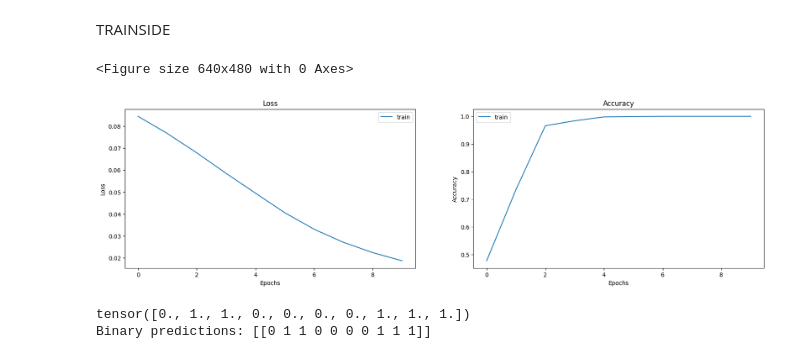
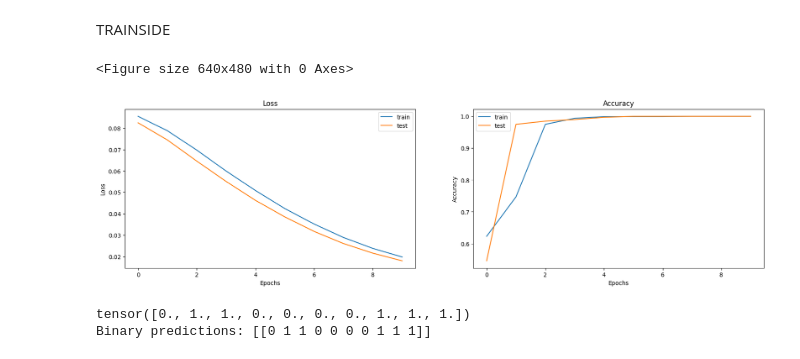
Before and after one commit to hugo-gclvs/DNN, a Jupyter notebook: main.ipynb, the cells around one changed output. Cells and saved outputs as stored; diff of their text form; code cells hidden in the pictures.

Commit message:
Add test phase on model

```diff
--- a/main.ipynb
+++ b/main.ipynb
@@ -60,6 +60,9 @@ TRAINSIDE
 # %%
 train_losses = []
 train_accuracies = []
+
+test_losses = []
+test_accuracies = []
 # %%
 def train(dataloader, model, loss_fn, optimizer):
     model.train()
@@ -94,6 +97,37 @@ def train(dataloader, model, loss_fn, optimizer):
     epoch_accuracy = correct / total
 
     return epoch_loss, epoch_accuracy
+# %%
+def test(dataloader, model, loss_fn):
+	model.eval()
+	size = len(dataloader.dataset)
+	epoch_loss = 0
+	correct = 0
+	total = 0
+	nombre_vp = 0
+	nombre_fp = 0
+	nombre_fn = 0
+
+	with torch.no_grad():
+		for X, y in dataloader:
+			X, y = X.to(device), y.to(device)
+
+			y_pred = model(X)
+			loss = loss_fn(y_pred, y)
+			epoch_loss += loss.item()
+
+			predictions = y_pred >= 0.5
+			correct += (predictions == y).sum().item()
+			total += y.size(0)
+
+			nombre_vp += ((predictions == 1) & (y == 1)).sum().item()
+			nombre_fp += ((predictions == 1) & (y == 0)).sum().item()
+			nombre_fn += ((predictions == 0) & (y == 1)).sum().item()
+
+	epoch_loss /= size
+	epoch_accuracy = correct / total
+
+	return epoch_loss, epoch_accuracy
 # %%
 num_epoch = 10
 
@@ -101,28 +135,34 @@ for epoch in notebook_tqdm.tqdm(range(num_epoch)):
 	train_loss, train_accuracy = train(trainloader, dnn, loss_fn, optimizer)
 	train_losses.append(train_loss)
 	train_accuracies.append(train_accuracy)
+
+	test_loss, test_accuracy = test(trainloader, dnn, loss_fn)
+	test_losses.append(test_loss)
+	test_accuracies.append(test_accuracy)
 # %%
 plt.clf()
 
 plt.figure(figsize=(20, 5))
 plt.subplot(1, 2, 1)
 plt.plot(train_losses, label='train')
+plt.plot(test_losses, label='test')
 plt.legend()
 plt.xlabel('Epochs')
 plt.ylabel('Loss')
 plt.title('Loss')
 
 plt.subplot(1, 2, 2)
 plt.plot(train_accuracies, label='train')
+plt.plot(test_accuracies, label='test')
 plt.legend()
 plt.xlabel('Epochs')
 plt.ylabel('Accuracy')
 plt.title('Accuracy')
 
 plt.show()
 # %% [output]
 <Figure size 640x480 with 0 Axes>
-[figure, old version]
+[figure, new version]
 # %%
 test_inputs, test_labels = make_circles(n_samples=10, noise=0.1, factor=0.3, random_state=1)
 
```
Also changed, not shown: 1 other file.
